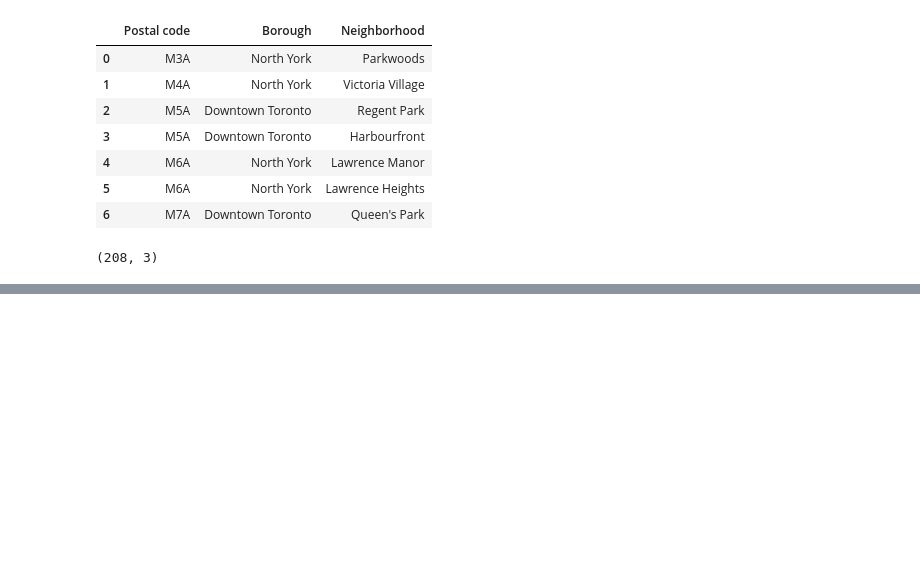
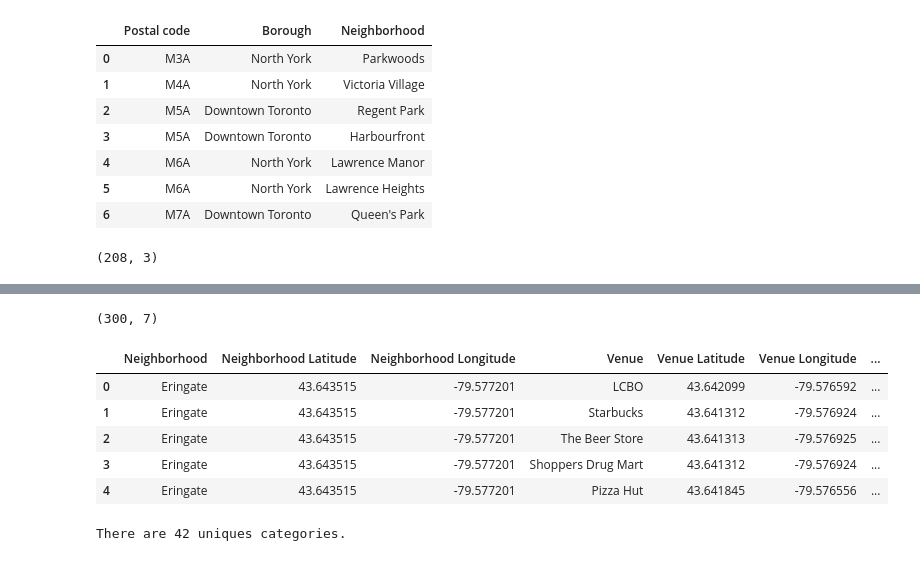
Before and after one commit to VerbenaDemissa/Coursera_Capstone, a Jupyter notebook: Toronto_neighborhoods.ipynb, the cells around one changed output, grey strips where cells are left out. Saved outputs shown, nothing was run; the diff lists cells and outputs as text; code cells hidden in the pictures; blank space fills up the shorter version.

```diff
--- a/Toronto_neighborhoods.ipynb
+++ b/Toronto_neighborhoods.ipynb
@@ -64,0 +78,6 @@ df_toronto.shape
+# %%
+df_toronto.rename(columns={'Postal code':'PostalCode'}, inplace=True)
+df_geo.rename(columns={'Postal Code':'PostalCode'}, inplace=True)
+toronto_data = pd.merge(df_toronto, df_geo)
+print(toronto_data.shape)
+toronto_data.head()
@@ -64,0 +113,26 @@ df_toronto.shape
+# %%
+address = 'Etobicoke, Toronto'
+
+geolocator = Nominatim(user_agent="ny_explorer")
+location = geolocator.geocode(address)
+latitude = location.latitude
+longitude = location.longitude
+print('The geograpical coordinate of Etobicoke are {}, {}.'.format(latitude, longitude))
+
+# create map of Etobicoke using latitude and longitude values
+map_etobicoke = folium.Map(location=[latitude, longitude], zoom_start=11)
+
+# add markers to map
+for lat, lng, label in zip(etobicoke['Latitude'], etobicoke['Longitude'], etobicoke['Neighborhood']):
+    label = folium.Popup(label, parse_html=True)
+    folium.CircleMarker(
+        [lat, lng],
+        radius=5,
+        popup=label,
+        color='blue',
+        fill=True,
+        fill_color='#3186cc',
+        fill_opacity=0.7,
+        parse_html=False).add_to(map_etobicoke)
+
+map_etobicoke
@@ -64,0 +187,5 @@ df_toronto.shape
+# %%
+etobicoke_venues = getNearbyVenues(names=etobicoke['Neighborhood'],
+                                   latitudes=etobicoke['Latitude'],
+                                   longitudes=etobicoke['Longitude']
+                                  )
@@ -64,0 +210,15 @@ df_toronto.shape
+# %%
+print(etobicoke_venues.shape)
+etobicoke_venues.head()
+# %% [output]
+(300, 7)
+|  | Neighborhood | Neighborhood Latitude | Neighborhood Longitude | Venue | Venue Latitude | Venue Longitude | ... |
+| 0 | Eringate | 43.643515 | -79.577201 | LCBO | 43.642099 | -79.576592 | ... |
+| 1 | Eringate | 43.643515 | -79.577201 | Starbucks | 43.641312 | -79.576924 | ... |
+| 2 | Eringate | 43.643515 | -79.577201 | The Beer Store | 43.641313 | -79.576925 | ... |
+| 3 | Eringate | 43.643515 | -79.577201 | Shoppers Drug Mart | 43.641312 | -79.576924 | ... |
+| 4 | Eringate | 43.643515 | -79.577201 | Pizza Hut | 43.641845 | -79.576556 | ... |
+# %%
+print('There are {} uniques categories.'.format(len(etobicoke_venues['Venue Category'].unique())))
+# %% [output]
+There are 42 uniques categories.
```
Also changed, not shown: parts of 20 cells of this notebook, 1 other file.
